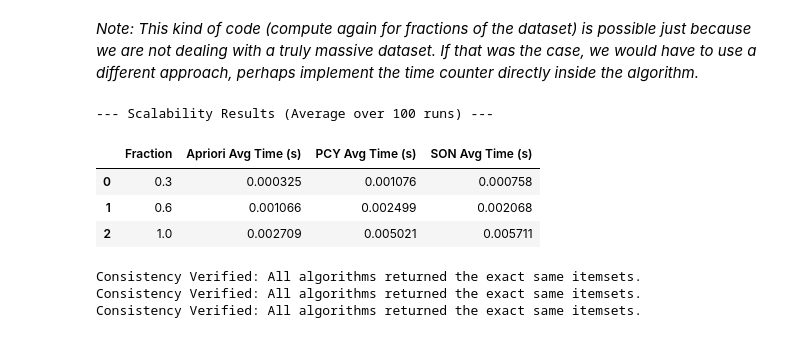
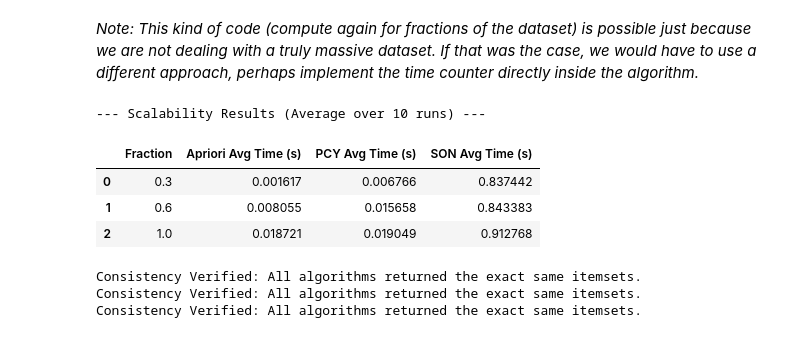
Before and after one commit to alessandro-macchi/algorithms_for_massive_data, a Jupyter notebook: project.ipynb, the cells around one changed output. Cells and saved outputs as stored; diff of their text form; code cells hidden in the pictures.

Commit message:
Implement Spark in SON algorithm

```diff
--- a/project.ipynb
+++ b/project.ipynb
@@ -12,3 +28,14 @@ os.environ['KAGGLE_KEY'] = "xxxx"
+# %%
+import findspark
+findspark.init()
+from pyspark.sql import SparkSession
+
+spark = SparkSession.builder.master("local[*]").getOrCreate()
+spark.conf.set("spark.sql.repl.eagerEval.enabled", True)
+# %%
+import pyspark
+
+sc = spark.sparkContext
 # %% [markdown]
 ## Exploratory Data Analysis
 # %%
@@ -301,7 +324,7 @@ import random
 
 fractions = [0.3, 0.6, 1.0]
 results = []
-num_runs = 100
+num_runs = 10
 
 total_baskets = len(baskets)
 
@@ -320,38 +343,38 @@ for frac in fractions:
         start_time = time.perf_counter()
         apriori_pairs = apriori(sub_baskets, support_threshold=3)
         total_apriori_time += time.perf_counter() - start_time
 
         # Time PCY
         start_time = time.perf_counter()
         pcy_pairs = pcy(sub_baskets, support_threshold=3, num_buckets=5000)
         total_pcy_time += time.perf_counter() - start_time
 
         # Time SON
         start_time = time.perf_counter()
-        son_pairs = son(sub_baskets, support_threshold=3, num_chunks=2)
+        son_pairs = son_spark(sc, sub_baskets, support_threshold=3, num_chunks=2)
         total_son_time += time.perf_counter() - start_time
 
     avg_apriori_time = total_apriori_time / num_runs
     avg_pcy_time = total_pcy_time / num_runs
     avg_son_time = total_son_time / num_runs
 
     results.append({
         'Fraction': frac,
         'Apriori Avg Time (s)': avg_apriori_time,
         'PCY Avg Time (s)': avg_pcy_time,
         'SON Avg Time (s)': avg_son_time
     })
 
 # Display the results
 results_df = pd.DataFrame(results)
 print(f"\n--- Scalability Results (Average over {num_runs} runs) ---")
 display(results_df)
 # %% [output]
---- Scalability Results (Average over 100 runs) ---
+--- Scalability Results (Average over 10 runs) ---
 |  | Fraction | Apriori Avg Time (s) | PCY Avg Time (s) | SON Avg Time (s) |
-| 0 | 0.3 | 0.000325 | 0.001076 | 0.000758 |
-| 1 | 0.6 | 0.001066 | 0.002499 | 0.002068 |
-| 2 | 1.0 | 0.002709 | 0.005021 | 0.005711 |
+| 0 | 0.3 | 0.001617 | 0.006766 | 0.837442 |
+| 1 | 0.6 | 0.008055 | 0.015658 | 0.843383 |
+| 2 | 1.0 | 0.018721 | 0.019049 | 0.912768 |
 # %%
 for frac in fractions:
     def sort_pairs(pairs):
```
Also changed, not shown: parts of 9 cells of this notebook.
